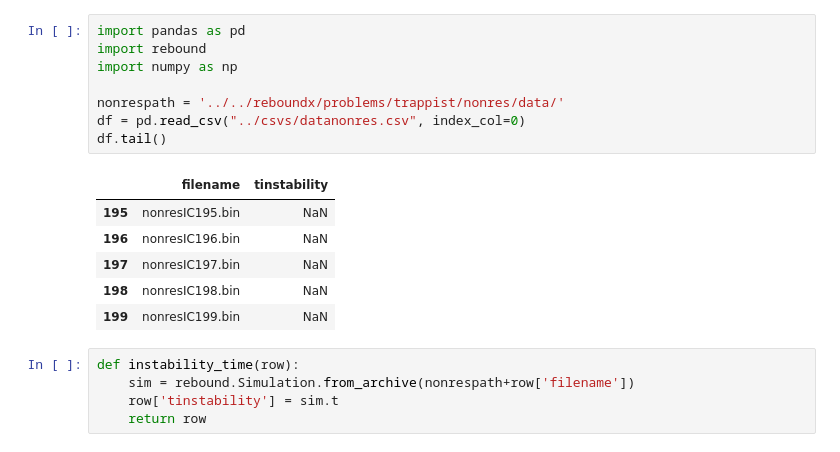
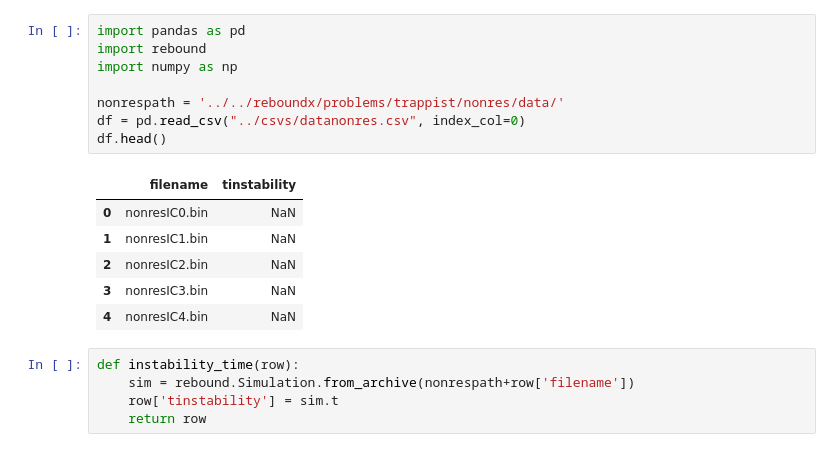
Before and after one commit to dtamayo/trappist, a Jupyter notebook: nonres/Untitled.ipynb, the cells around one changed output. Drawn from its saved outputs; the diff is of its cells as text.

```diff
--- a/nonres/Untitled.ipynb
+++ b/nonres/Untitled.ipynb
@@ -1,18 +1,18 @@
 # %%
 import pandas as pd
 import rebound
 import numpy as np
 
 nonrespath = '../../reboundx/problems/trappist/nonres/data/'
 df = pd.read_csv("../csvs/datanonres.csv", index_col=0)
-df.tail()
+df.head()
 # %% [output]
 |  | filename | tinstability |
-| 195 | nonresIC195.bin | NaN |
-| 196 | nonresIC196.bin | NaN |
-| 197 | nonresIC197.bin | NaN |
-| 198 | nonresIC198.bin | NaN |
-| 199 | nonresIC199.bin | NaN |
+| 0 | nonresIC0.bin | NaN |
+| 1 | nonresIC1.bin | NaN |
+| 2 | nonresIC2.bin | NaN |
+| 3 | nonresIC3.bin | NaN |
+| 4 | nonresIC4.bin | NaN |
 # %%
 def instability_time(row):
     sim = rebound.Simulation.from_archive(nonrespath+row['filename'])
```
Also changed, not shown: 22 other files.
